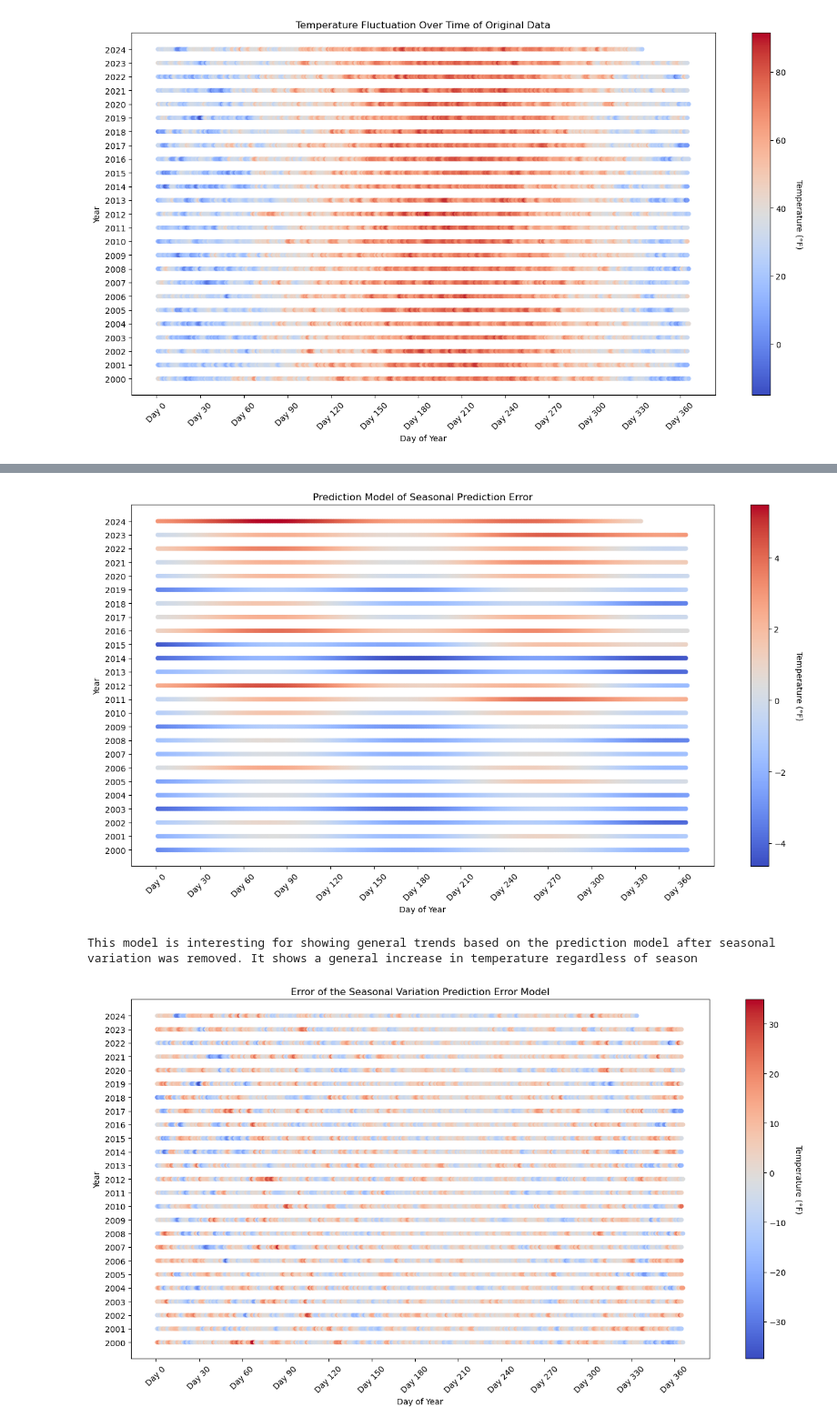
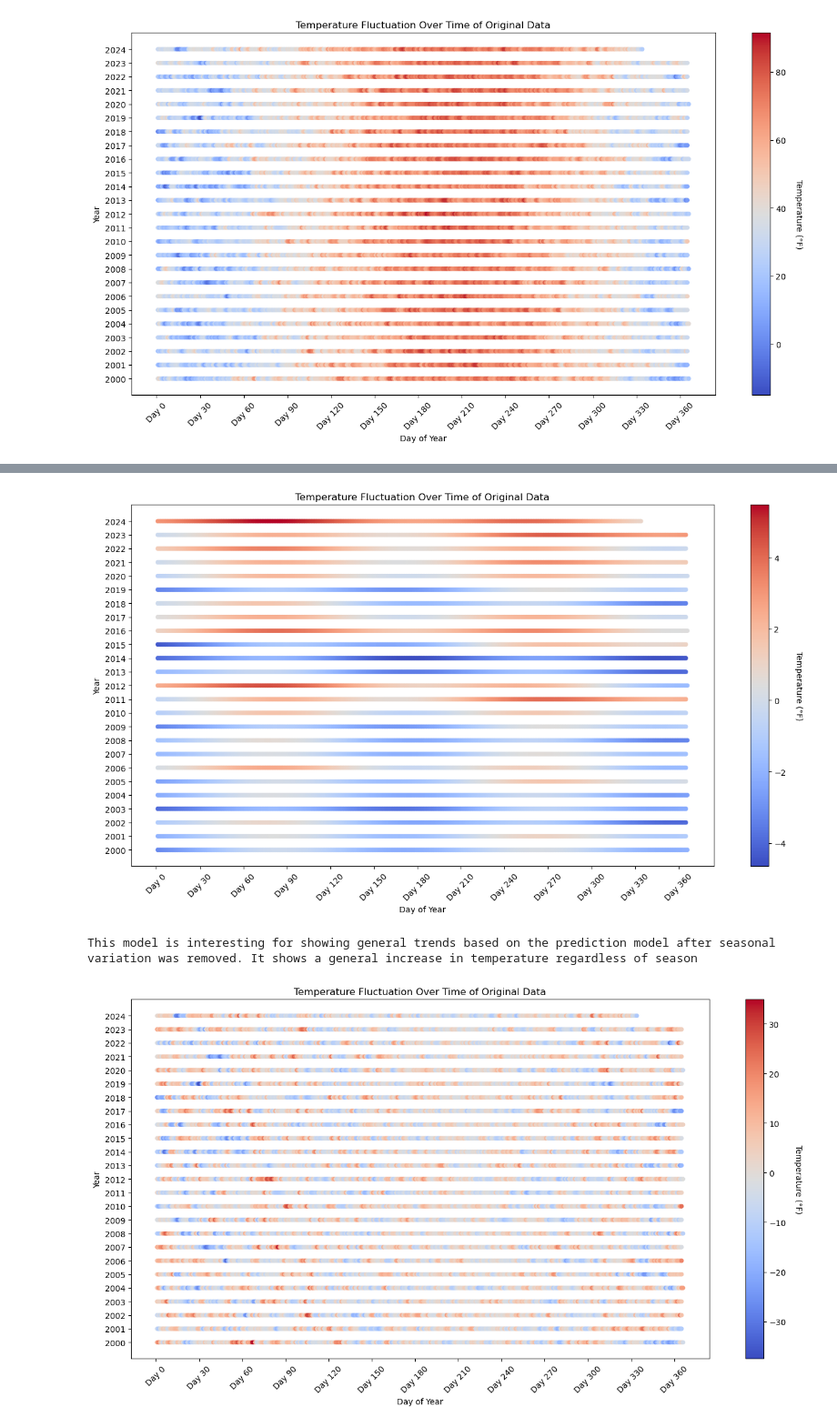
Before and after one commit to miayiannias/Assignments, a Jupyter notebook: FINAL.ipynb, the cells around one changed output, grey strips where cells are left out. Shown at 91% size. Cells and saved outputs as stored; diff of their text form; code cells hidden in the pictures.

```diff
--- a/FINAL.ipynb
+++ b/FINAL.ipynb
@@ -225,21 +209,5 @@ heatmap(df,residuals, abnormal_hot,abnormal_cold)
 # %%
 #FIRST ERROR PLOT
-def heatmap(df, residuals, abnormal_hot,abnormal_cold):
-    fig, ax=plt.subplots(figsize=(16, 8))
-    ax.set_xticks(np.arange(0, 366, 30))
-    ax.set_xticklabels([f'Day {i}' for i in range(0, 366, 30)], rotation=45)
-    df['Year']=df['Date'].dt.year
-    df['DayOfYear']=df['Date'].dt.dayofyear
-    norm= Normalize(vmin=residuals.min(), vmax=residuals.max())
-    ax.set_xlabel('Day of Year')
-    scplot= ax.scatter(df['DayOfYear'], df['Year'], c=residuals, cmap='coolwarm', norm=norm, s=20)
-    cbar =plt.colorbar(scplot, ax=ax, orientation='vertical')
-    cbar.set_label('Temperature (°F)', rotation=270, labelpad=20)
-    ax.set_title('Seasonal Prediction Model Error')
-    ax.set_ylabel('Year')
-    ax.set_yticks(sorted(df['Year'].unique()))
-    plt.show()
-
 residuals=error_seasonal
 abnormal_hot, abnormal_cold=abnormal_days(residuals, threshold=2)
 heatmap(df, residuals, abnormal_hot, abnormal_cold)
@@ -248,27 +216,11 @@ heatmap(df, residuals, abnormal_hot, abnormal_cold)
 # %%
 #ERROR PREDICTION MODEL
-def heatmap(df, residuals, abnormal_hot, abnormal_cold):
-    fig, ax=plt.subplots(figsize=(16, 8))
-    ax.set_xticks(np.arange(0, 366, 30))
-    ax.set_xticklabels([f'Day {i}' for i in range(0, 366, 30)], rotation=45)
-    df['Year']=df['Date'].dt.year
-    df['DayOfYear']=df['Date'].dt.dayofyear
-    norm = Normalize(vmin=residuals.min(), vmax=residuals.max())
-    ax.set_xlabel('Day of Year')
-    scplot = ax.scatter(df['DayOfYear'], df['Year'], c=residuals, cmap='coolwarm', norm=norm, s=20)
-    cbar = plt.colorbar(scplot, ax=ax, orientation='vertical')
-    cbar.set_label('Temperature (°F)', rotation=270, labelpad=20)
-    ax.set_title('Prediction Model of Seasonal Prediction Error') #Creating a new model for the prediction error of the original model
-    ax.set_ylabel('Year')
-    ax.set_yticks(sorted(df['Year'].unique()))
-    plt.show()
-
 residuals=predicted_error_fourier
 abnormal_hot, abnormal_cold=abnormal_days(residuals, threshold=2)
 heatmap(df, residuals, abnormal_hot, abnormal_cold)
 print("This model is interesting for showing general trends based on the prediction model after seasonal variation was removed. It shows a general increase in temperature regardless of season")
 # %% [output]
-[figure, old version]
+[figure, new version]
 This model is interesting for showing general trends based on the prediction model after seasonal variation was removed. It shows a general increase in temperature regardless of season
 # %%
 #ERROR OF SEASONAL ERROR PREDICTION MODEL
```
Also changed, not shown: parts of 3 cells of this notebook.
